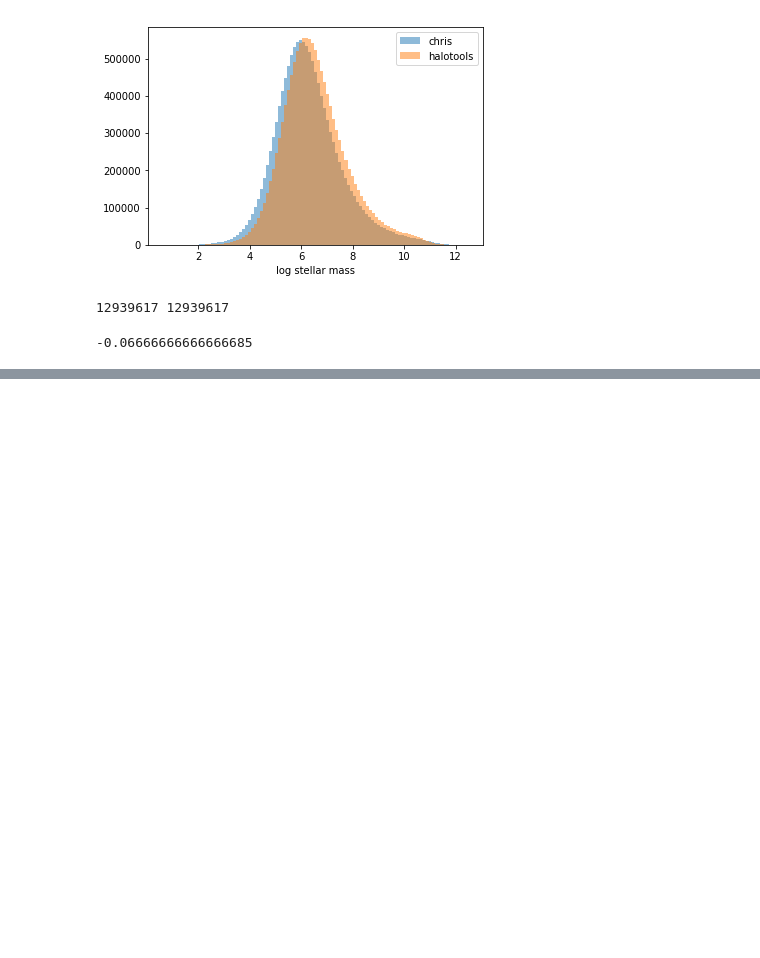
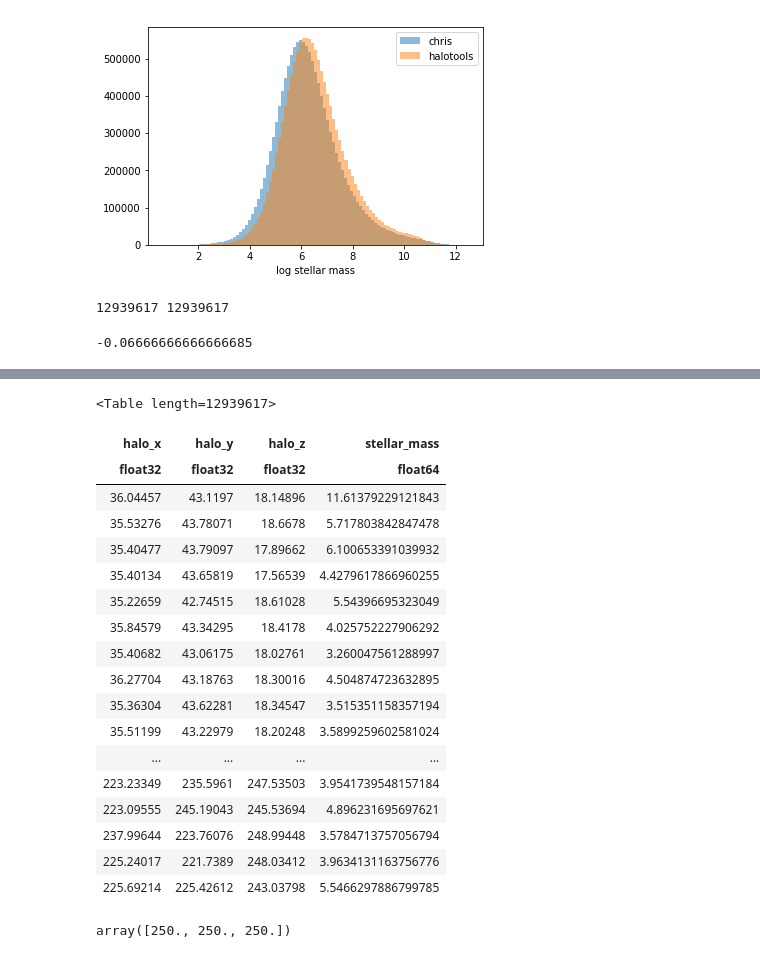
Before and after one commit to f-ardila/dwarf_lensing, a Jupyter notebook: halotools_vs_chris.ipynb, the cells around one changed output, grey strips where cells are left out. Cells and saved outputs as stored; diff of their text form; code cells hidden in the pictures; blank space fills up the shorter version.

```diff
--- a/halotools_vs_chris.ipynb
+++ b/halotools_vs_chris.ipynb
@@ -187,0 +247,28 @@ scatter_params[0]
+# %%
+mock_galaxies = sim_data['halocat'].halo_table['halo_x', 'halo_y', 'halo_z']
+mock_galaxies['stellar_mass'] = chris_stellar_masses
+mock_galaxies
+# %% [output]
+<Table length=12939617>
+| halo_x | halo_y | halo_z | stellar_mass |
+| float32 | float32 | float32 | float64 |
+| 36.04457 | 43.1197 | 18.14896 | 11.61379229121843 |
+| 35.53276 | 43.78071 | 18.6678 | 5.717803842847478 |
+| 35.40477 | 43.79097 | 17.89662 | 6.100653391039932 |
+| 35.40134 | 43.65819 | 17.56539 | 4.4279617866960255 |
+| 35.22659 | 42.74515 | 18.61028 | 5.54396695323049 |
+| 35.84579 | 43.34295 | 18.4178 | 4.025752227906292 |
+| 35.40682 | 43.06175 | 18.02761 | 3.260047561288997 |
+| 36.27704 | 43.18763 | 18.30016 | 4.504874723632895 |
+| 35.36304 | 43.62281 | 18.34547 | 3.515351158357194 |
+| 35.51199 | 43.22979 | 18.20248 | 3.5899259602581024 |
+| ... | ... | ... | ... |
+| 223.23349 | 235.5961 | 247.53503 | 3.9541739548157184 |
+| 223.09555 | 245.19043 | 245.53694 | 4.896231695697621 |
+| 237.99644 | 223.76076 | 248.99448 | 3.5784713757056794 |
+| 225.24017 | 221.7389 | 248.03412 | 3.9634131163756776 |
+| 225.69214 | 225.42612 | 243.03798 | 5.5466297886799785 |
+# %%
+sim_data['model'].mock.Lbox
+# %% [output]
+array([250., 250., 250.])
```
Also changed, not shown: parts of 6 cells of this notebook, 1 other file.
